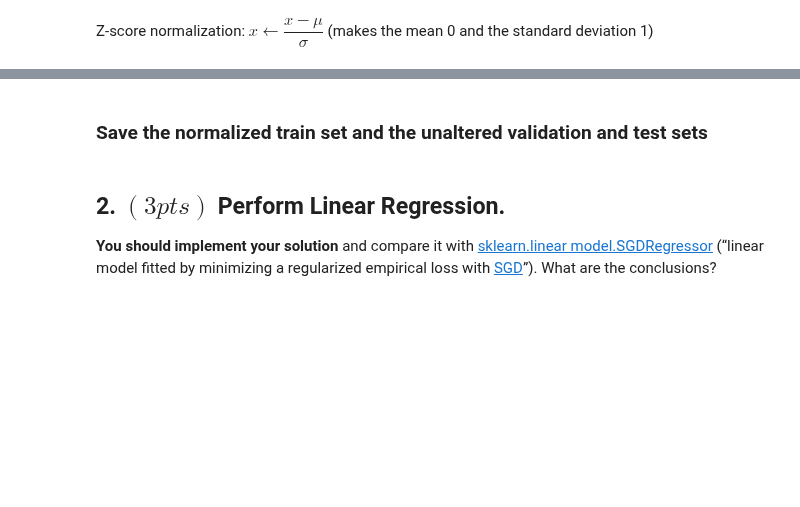
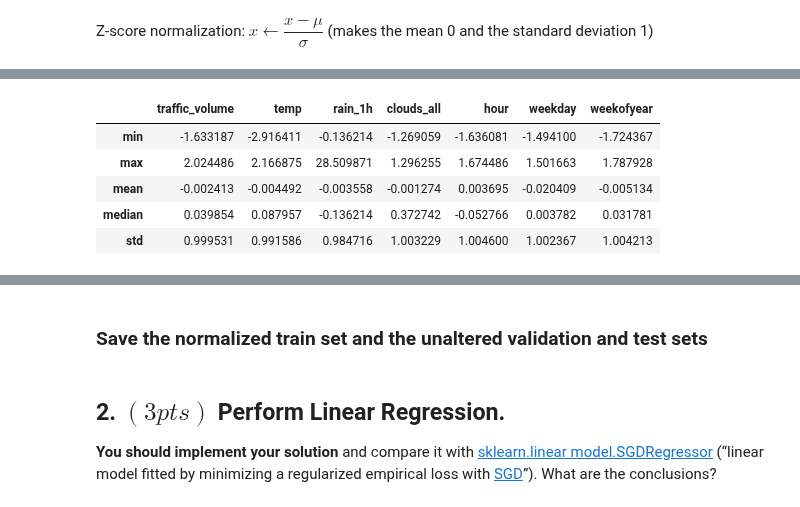
Before and after one commit to laurelkeys/machine-learning, a Jupyter notebook: assignment-1/Assignment1.ipynb, the cells around one changed output, grey strips where cells are left out. Drawn from its saved outputs; the diff is of its cells as text; code cells hidden in the pictures; blank space fills up the shorter version.

```diff
--- a/assignment-1/Assignment1.ipynb
+++ b/assignment-1/Assignment1.ipynb
@@ -674,2 +676,12 @@ get_stats(train_data, columns=attrs_to_normalize)
 | median | 6.548487e-02 | 1.021096e-01 | -1.362139e-01 | 3.727420e-01 | -5.276637e-02 | 3.781614e-03 | 3.178066e-02 |
 | std | 1.000000e+00 | 1.000000e+00 | 1.000000e+00 | 1.000000e+00 | 1.000000e+00 | 1.000000e+00 | 1.000000e+00 |
+# %%
+# we should now see mean close to 0 and std close to 1
+get_stats(validation_data, columns=attrs_to_normalize)
+# %% [output]
+|  | traffic_volume | temp | rain_1h | clouds_all | hour | weekday | weekofyear |
+| min | -1.633187 | -2.916411 | -0.136214 | -1.269059 | -1.636081 | -1.494100 | -1.724367 |
+| max | 2.024486 | 2.166875 | 28.509871 | 1.296255 | 1.674486 | 1.501663 | 1.787928 |
+| mean | -0.002413 | -0.004492 | -0.003558 | -0.001274 | 0.003695 | -0.020409 | -0.005134 |
+| median | 0.039854 | 0.087957 | -0.136214 | 0.372742 | -0.052766 | 0.003782 | 0.031781 |
+| std | 0.999531 | 0.991586 | 0.984716 | 1.003229 | 1.004600 | 1.002367 | 1.004213 |
```
Also changed, not shown: parts of 7 cells of this notebook, 3 other files.
